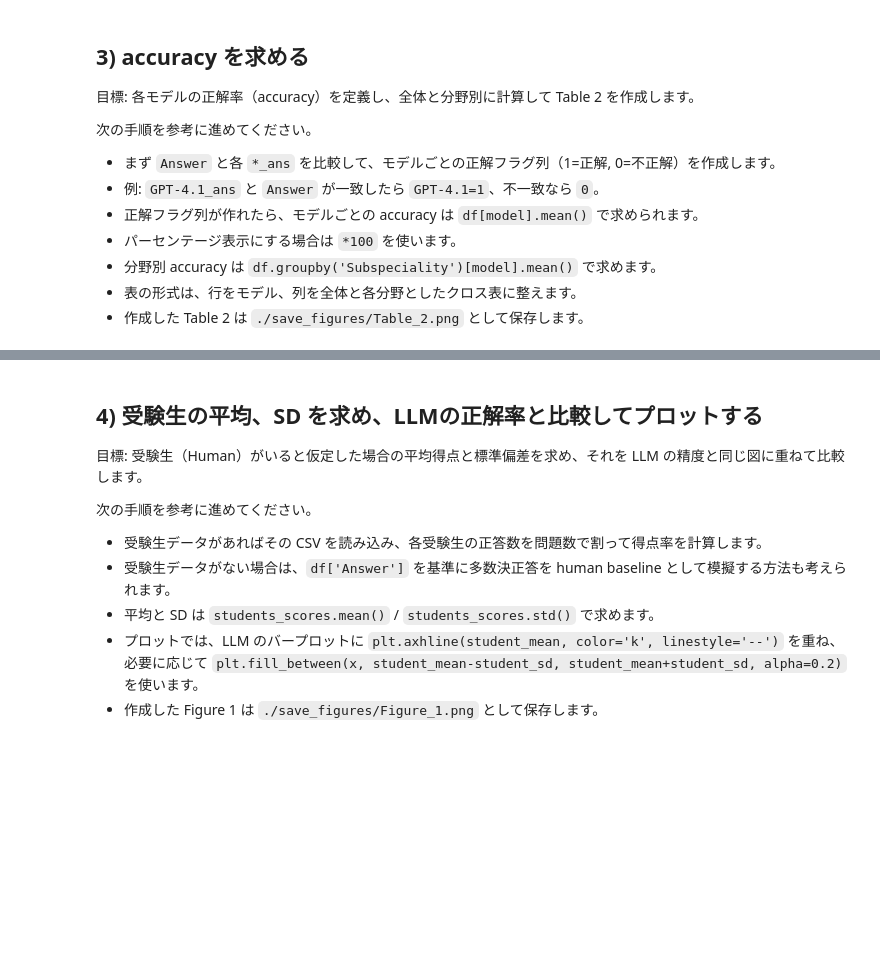
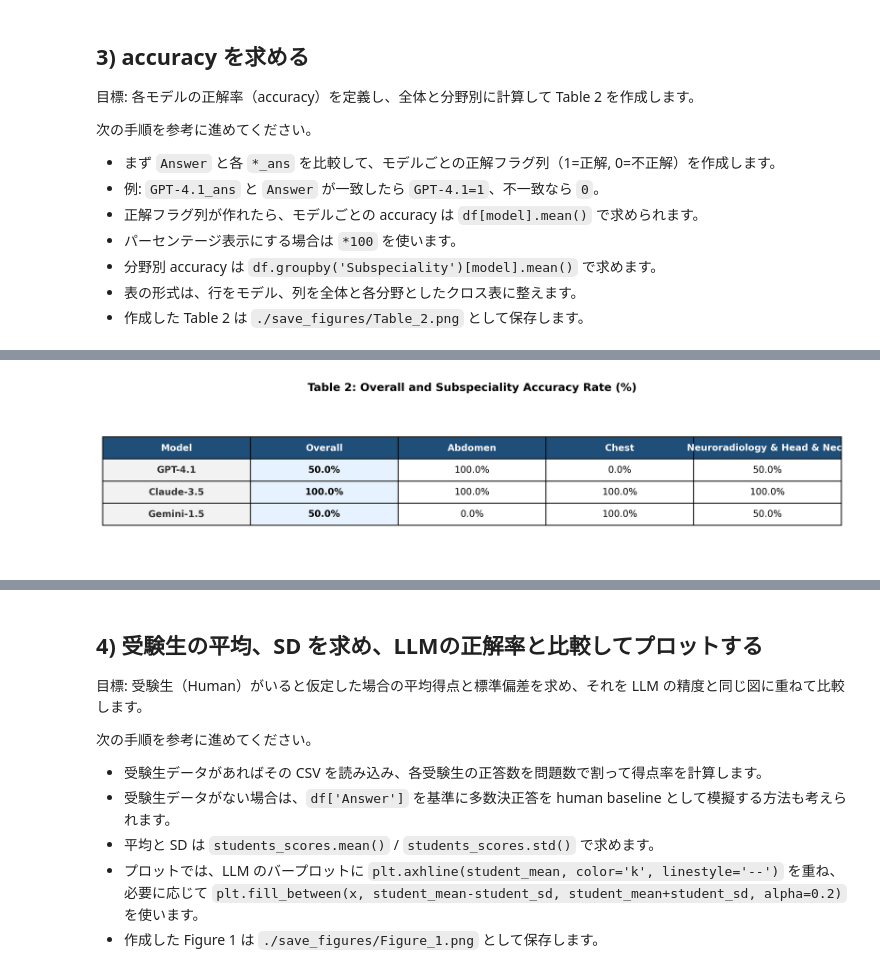
Before and after one commit to kouprix0507/To-do-list, a Jupyter notebook: notebooks/session02_materials_and_results.ipynb, the cells around one changed output, grey strips where cells are left out. Cells and saved outputs as stored; diff of their text form; code cells hidden in the pictures; blank space fills up the shorter version.

```diff
--- a/notebooks/session02_materials_and_results.ipynb
+++ b/notebooks/session02_materials_and_results.ipynb
@@ -153,7 +222,93 @@ Gemini-1.5_ans    object
 - 表の形式は、行をモデル、列を全体と各分野としたクロス表に整えます。
 - 作成した Table 2 は `./save_figures/Table_2.png` として保存します。
 # %%
-# TODO: Table 2（モデル別 accuracy）を作成して保存してください
-# 1) Answer と *_ans を比較して、各モデルの正解判定列（1/0）を作る
-# 2) 全体 accuracy と Subspeciality ごとの accuracy を計算する
-# 3) 表を画像として保存（保存先: ./save_figures/Table_2.png）
+import os
+import pandas as pd
+import matplotlib.pyplot as plt
+from IPython.display import Image, display
+
+# 0. 保存用ディレクトリの作成
+os.makedirs("save_figures", exist_ok=True)
+
+# 1. 動的にモデル名と正解判定列（_correct）の一覧を取得
+# すでに作成済みの場合はそれを使用し、念のためここで再定義・確認を行います
+correct_cols = [col for col in df.columns if col.endswith('_correct')]
+models = [col.replace('_correct', '') for col in correct_cols]
+
+# 2. 全体の正解率（Overall Accuracy）を計算 (0~100%スケール)
+overall_accuracy = df[correct_cols].mean() * 100
+# シリーズのインデックスを元のモデル名に変換
+overall_accuracy.index = models
+
+# 3. 分野別（Subspeciality）の正解率を計算 (0~100%スケール)
+by_field_accuracy = df.groupby('Subspeciality')[correct_cols].mean() * 100
+# 列名を元のモデル名に変換
+by_field_accuracy.columns = models
+
+# 4. クロス表（Table 2）の形式に結合・整形
+# 分野別の表を転置（行をモデル、列を分野）にする
+table_2 = by_field_accuracy.T
+
+# 先頭列に「全体（Overall）」のスコアを挿入
+table_2.insert(0, 'Overall', overall_accuracy)
+
+# 見やすさのために、数値を小数点第1位までの文字列（例: "75.3%"）にフォーマット
+table_2_formatted = table_2.round(1).astype(str) + '%'
+
+# インデックス名（行のヘッダー名）を 'Model' に設定
+table_2_formatted.index.name = 'Model'
+table_2_formatted = table_2_formatted.reset_index()
+
+# --- ノートブック上でMarkdownの表を確認 ---
+print("### Table 2: Overall and Subspeciality Accuracy (Markdown) ###")
+print(table_2_formatted.to_markdown(index=False))
+print("\n" + "="*50 + "\n")
+
+
+# 5. 表を画像として保存 (./save_figures/Table_2.png)
+# 列数や行数に応じて、文字が潰れないようサイズを調整
+fig, ax = plt.subplots(figsize=(12, len(table_2_formatted) * 0.5 + 1.5), dpi=300)
+ax.axis('tight')
+ax.axis('off')
+
+# matplotlibのtable機能で描画
+table = ax.table(
+    cellText=table_2_formatted.values,
+    colLabels=table_2_formatted.columns,
+    cellLoc='center',
+    loc='center'
+)
+
+# スタイリングの調整
+table.auto_set_font_size(False)
+table.set_fontsize(10)
+table.scale(1.2, 2.0)  # セルのパディング（横, 縦）を広げる
+
+# ヘッダー行と第1列（モデル名）のデザインを変更
+for (row, col), cell in table.get_celld().items():
+    if row == 0:
+        # 最上段のヘッダー（紺色背景に白文字）
+        cell.set_text_props(weight='bold', color='white')
+        cell.set_facecolor('#1f4e78')
+    elif col == 0:
+        # 第1列のモデル名（薄いグレー背景に太字）
+        cell.set_text_props(weight='bold', color='#333333')
+        cell.set_facecolor('#f2f2f2')
+
+    # Overall（全体）の列を少し目立たせる（薄い青背景）
+    if row > 0 and col == 1:
+        cell.set_facecolor('#e6f2ff')
+        cell.set_text_props(weight='bold')
+
+plt.title('Table 2: Overall and Subspeciality Accuracy Rate (%)', fontsize=12, pad=15, weight='bold')
+
+# 画像の保存
+save_path = './save_figures/Table_2.png'
+plt.savefig(save_path, bbox_inches='tight', dpi=300)
+plt.close(fig)
+
+# 6. ノートブック内に表示
+print("### ノートブック内での画像確認 ###")
+print("キャプション: Table 2: Overall and Subspeciality Accuracy Breakdown")
+display(Image(filename=save_path))
+# %% [output]
@@ -160,3 +326,4 @@ Gemini-1.5_ans    object
+[figure, added]
 # %% [markdown]
 ### Example: 精度テーブルの挿入例
 
```
Also changed, not shown: parts of 5 cells of this notebook.
